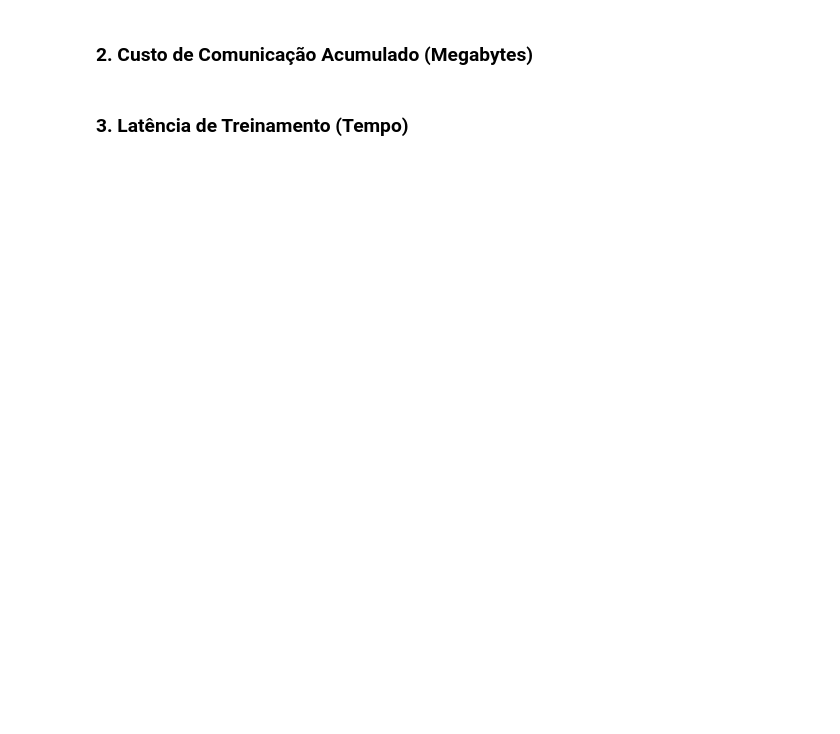
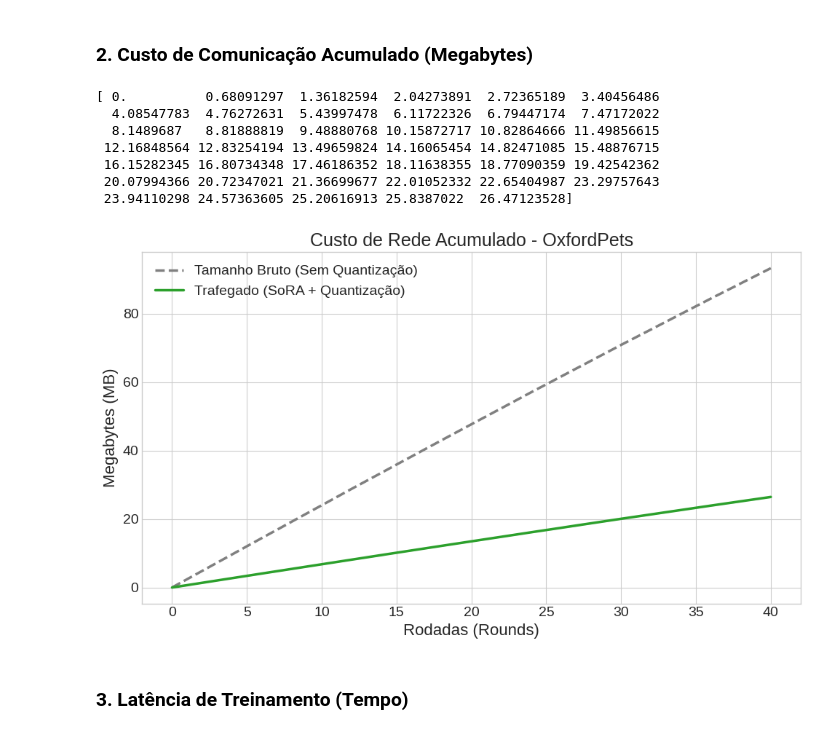
Before and after one commit to VeigarGit/FL_ServerPuma, a Jupyter notebook: src/system/plot_results.ipynb, the cells around one changed output. Drawn from its saved outputs; the diff is of its cells as text; code cells hidden in the pictures; blank space fills up the shorter version.

```diff
--- a/src/system/plot_results.ipynb
+++ b/src/system/plot_results.ipynb
@@ -89,26 +96,41 @@ plt.show()
 # %% [markdown]
 ### 2. Custo de Comunicação Acumulado (Megabytes)
 # %%
+
 plt.figure(figsize=(10, 6))
 
-if dados_estrat_1:
-    eixo_x = range(len(dados_estrat_1['mb_mean']))
+if dados_sora:
+    eixo_x = range(len(dados_sora['mb_mean']))
 
-    # Linha mostrando o tamanho se enviasse o modelo bruto (Sem compressão)
-    plt.plot(eixo_x, dados_estrat_1['mb_bruto_mean'], label='Tamanho Bruto Padrão', color='gray', linestyle='--')
+    # Linha mostrando o tamanho se enviasse o modelo bruto (Sem compressão/quantização)
+    plt.plot(eixo_x, dados_sora['mb_bruto_mean'], label='Tamanho Bruto (Sem Quantização)', color='gray', linestyle='--')
 
-    # Linha mostrando o que foi efetivamente trafegado com o seu Framework
-    plt.plot(eixo_x, dados_estrat_1['mb_mean'], label='Trafegado (Estratégia 1)', color='#2ca02c')
+    # Linha mostrando o que foi efetivamente trafegado com o Framework PUMA
+    plt.plot(eixo_x, dados_sora['mb_mean'], label='Trafegado (SoRA + Quantização)', color='#2ca02c')
+
+    print(dados_sora['mb_mean'])
+
+    # Intervalo de confiança para os dados trafegados
     plt.fill_between(eixo_x,
-                     dados_estrat_1['mb_mean'] - dados_estrat_1['mb_std'],
-                     dados_estrat_1['mb_mean'] + dados_estrat_1['mb_std'], color='#2ca02c', alpha=0.15)
+                     dados_sora['mb_mean'] - dados_sora['mb_std'],
+                     dados_sora['mb_mean'] + dados_sora['mb_std'],
+                     color='#2ca02c', alpha=0.15)
 
 plt.title(f"Custo de Rede Acumulado - {DATASET}")
 plt.xlabel("Rodadas (Rounds)")
 plt.ylabel("Megabytes (MB)")
 plt.legend()
 plt.tight_layout()
 plt.show()
+# %% [output]
+[ 0.          0.68091297  1.36182594  2.04273891  2.72365189  3.40456486
+  4.08547783  4.76272631  5.43997478  6.11722326  6.79447174  7.47172022
+  8.1489687   8.81888819  9.48880768 10.15872717 10.82864666 11.49856615
+ 12.16848564 12.83254194 13.49659824 14.16065454 14.82471085 15.48876715
+ 16.15282345 16.80734348 17.46186352 18.11638355 18.77090359 19.42542362
+ 20.07994366 20.72347021 21.36699677 22.01052332 22.65404987 23.29757643
+ 23.94110298 24.57363605 25.20616913 25.8387022  26.47123528]
+[figure, added]
 # %% [markdown]
 ### 3. Latência de Treinamento (Tempo)
 # %%
```
Also changed, not shown: parts of 5 cells of this notebook, 10 other files.
